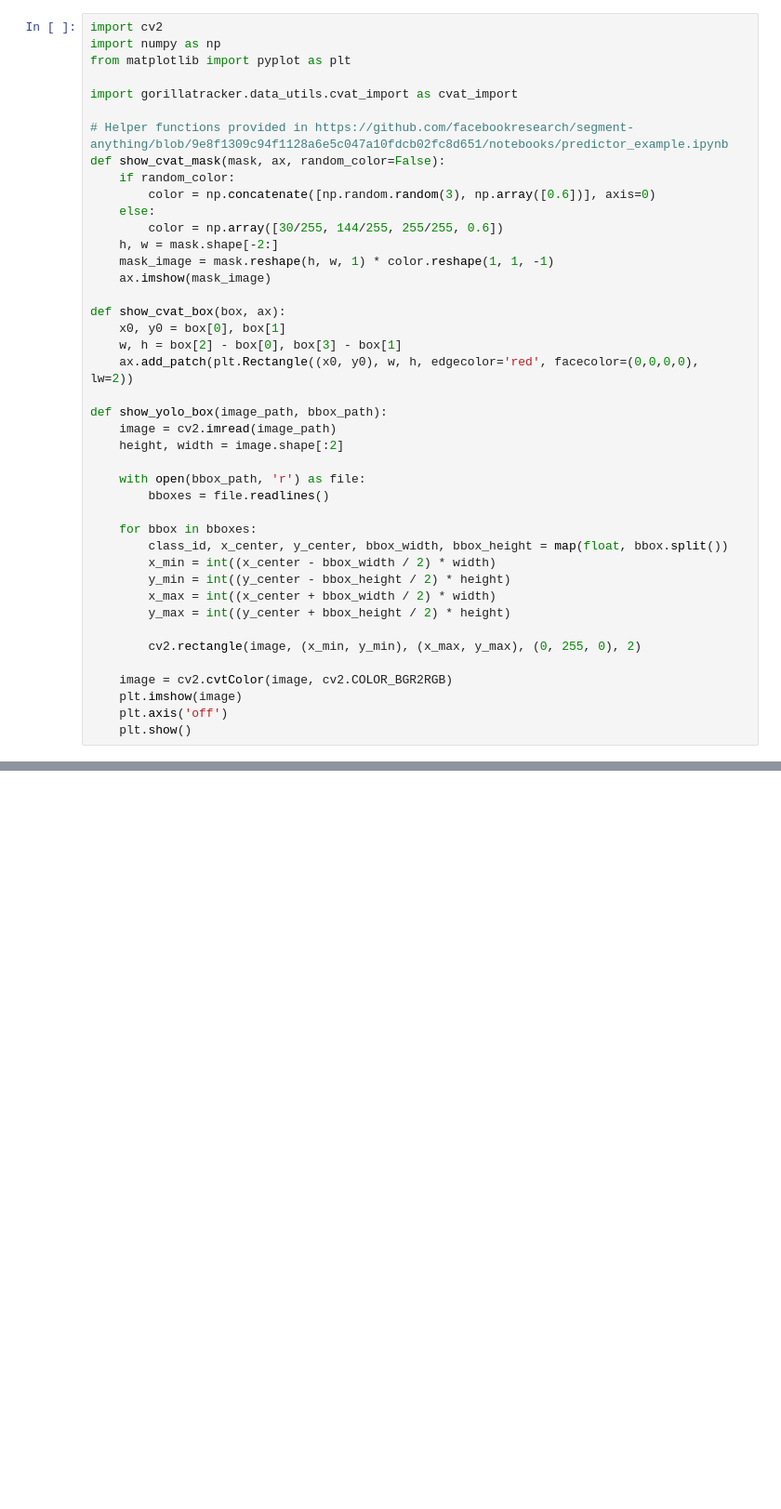
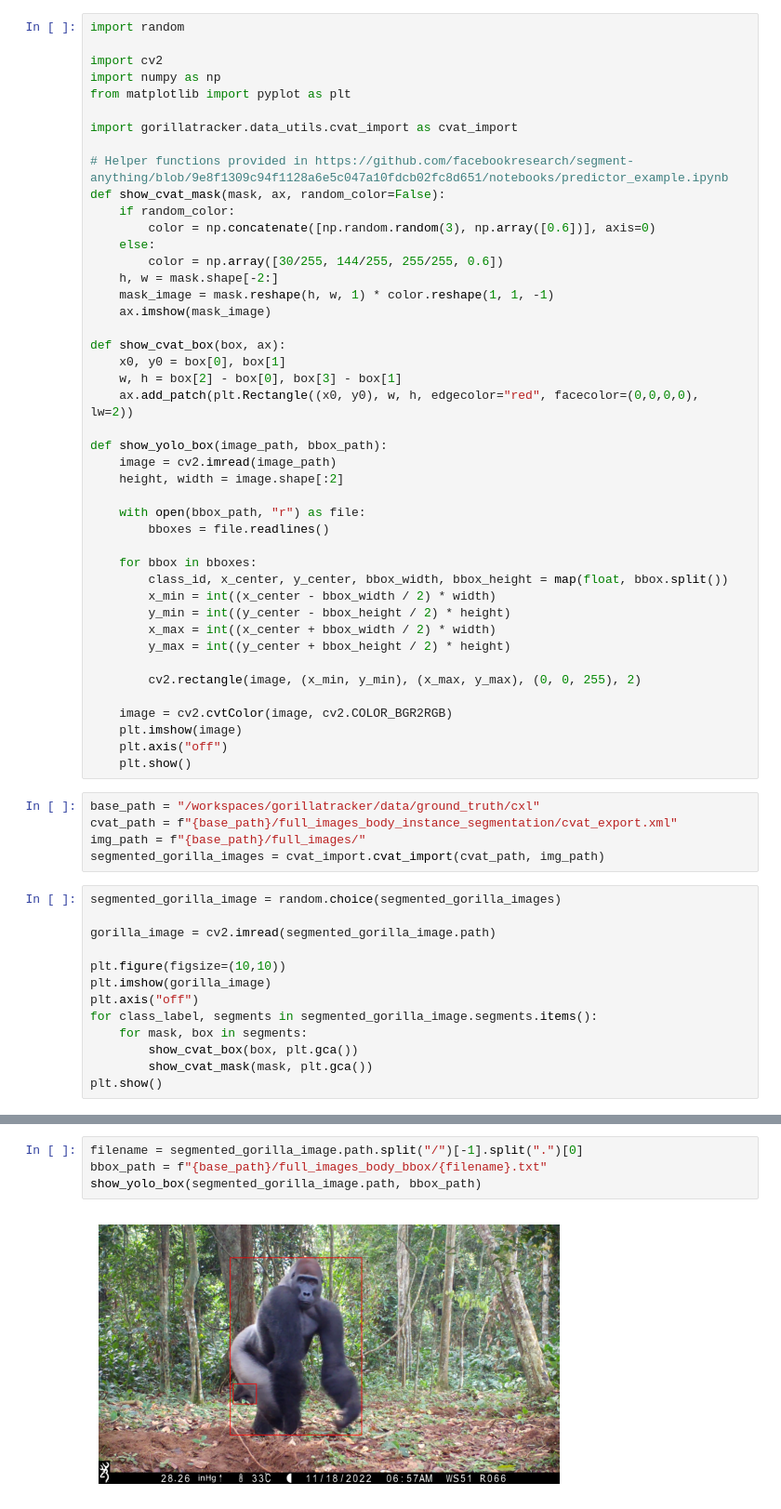
Before and after one commit to liamvdv/gorillatracker, a Jupyter notebook: notebooks/data_visualizer.ipynb, the cells around one changed output, grey strips where cells are left out. Shown at 93% size. Saved outputs shown, nothing was run; the diff lists cells and outputs as text; blank space fills up the shorter version.

Commit message:
Refactor CVAT import function and remove unused code

```diff
--- a/notebooks/data_visualizer.ipynb
+++ b/notebooks/data_visualizer.ipynb
@@ -1,4 +1,6 @@
 # %%
+import random
+
 import cv2
 import numpy as np
 from matplotlib import pyplot as plt
@@ -18,13 +20,13 @@ def show_cvat_mask(mask, ax, random_color=False):
 def show_cvat_box(box, ax):
     x0, y0 = box[0], box[1]
     w, h = box[2] - box[0], box[3] - box[1]
-    ax.add_patch(plt.Rectangle((x0, y0), w, h, edgecolor='red', facecolor=(0,0,0,0), lw=2))
+    ax.add_patch(plt.Rectangle((x0, y0), w, h, edgecolor="red", facecolor=(0,0,0,0), lw=2))
 
 def show_yolo_box(image_path, bbox_path):
     image = cv2.imread(image_path)
     height, width = image.shape[:2]
 
-    with open(bbox_path, 'r') as file:
+    with open(bbox_path, "r") as file:
         bboxes = file.readlines()
 
     for bbox in bboxes:
@@ -34,9 +36,27 @@ def show_yolo_box(image_path, bbox_path):
         x_max = int((x_center + bbox_width / 2) * width)
         y_max = int((y_center + bbox_height / 2) * height)
 
-        cv2.rectangle(image, (x_min, y_min), (x_max, y_max), (0, 255, 0), 2)
+        cv2.rectangle(image, (x_min, y_min), (x_max, y_max), (0, 0, 255), 2)
 
     image = cv2.cvtColor(image, cv2.COLOR_BGR2RGB)
     plt.imshow(image)
-    plt.axis('off')
+    plt.axis("off")
     plt.show()
+# %%
+base_path = "/workspaces/gorillatracker/data/ground_truth/cxl"
+cvat_path = f"{base_path}/full_images_body_instance_segmentation/cvat_export.xml"
+img_path = f"{base_path}/full_images/"
+segmented_gorilla_images = cvat_import.cvat_import(cvat_path, img_path)
+# %%
+segmented_gorilla_image = random.choice(segmented_gorilla_images)
+
+gorilla_image = cv2.imread(segmented_gorilla_image.path)
+
+plt.figure(figsize=(10,10))
+plt.imshow(gorilla_image)
+plt.axis("off")
+for class_label, segments in segmented_gorilla_image.segments.items():
+    for mask, box in segments:
+        show_cvat_box(box, plt.gca())
+        show_cvat_mask(mask, plt.gca())
+plt.show()
@@ -42,0 +65,6 @@ def show_yolo_box(image_path, bbox_path):
+# %%
+filename = segmented_gorilla_image.path.split("/")[-1].split(".")[0]
+bbox_path = f"{base_path}/full_images_body_bbox/{filename}.txt"
+show_yolo_box(segmented_gorilla_image.path, bbox_path)
+# %% [output]
+[figure, added]
```
Also changed, not shown: parts of 1 cell of this notebook, 2 other files.
